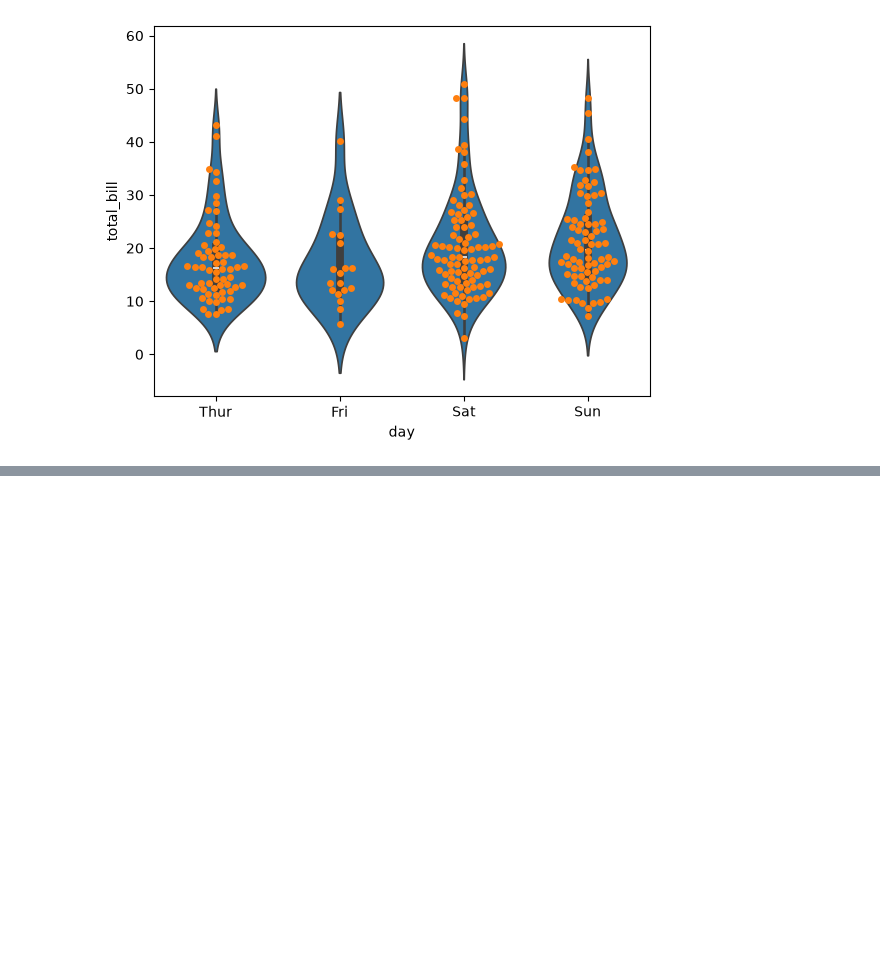
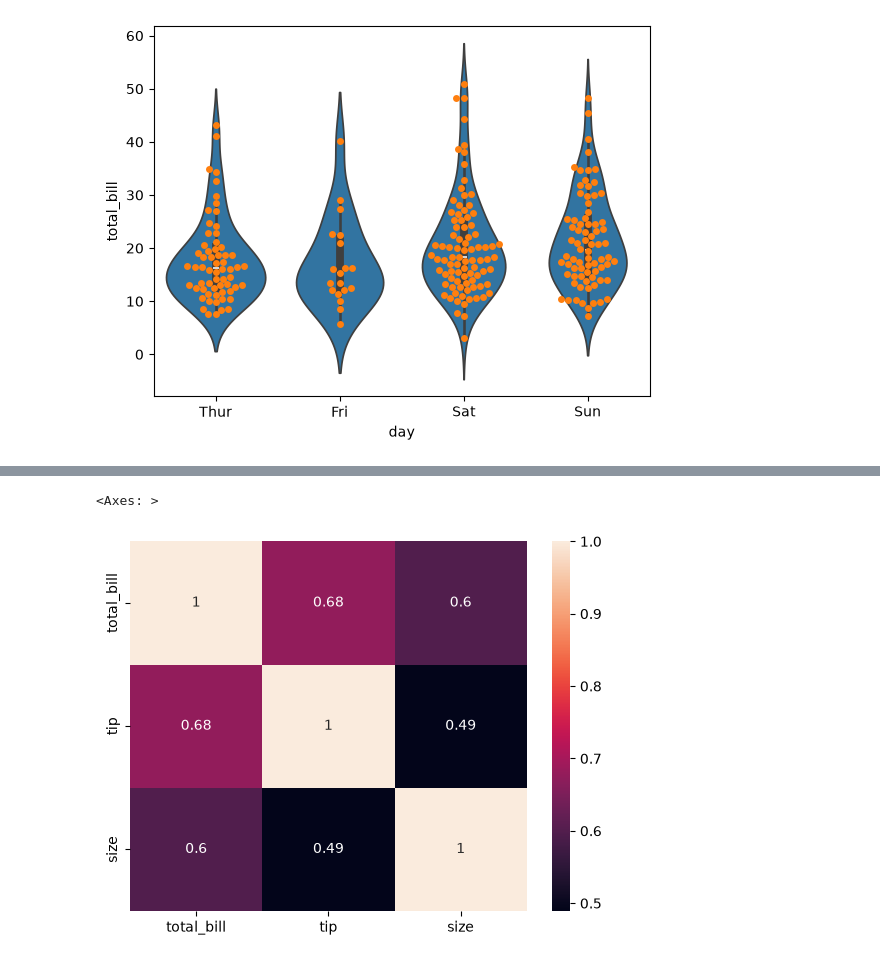
Before and after one commit to PriyankaMandal05/LIBRARIES, a Jupyter notebook: Seaborn.ipynb, the cells around one changed output, grey strips where cells are left out. Drawn from its saved outputs; the diff is of its cells as text; code cells hidden in the pictures; blank space fills up the shorter version.

```diff
--- a/Seaborn.ipynb
+++ b/Seaborn.ipynb
@@ -167,0 +216,5 @@ sb.swarmplot(y = "total_bill", x = "day", data = df)
+# %%
+sb.heatmap(tipscorrelation.corr(),annot = True)
+# %% [output]
+<Axes: >
+[figure, added]
```
Also changed, not shown: parts of 27 cells of this notebook.
